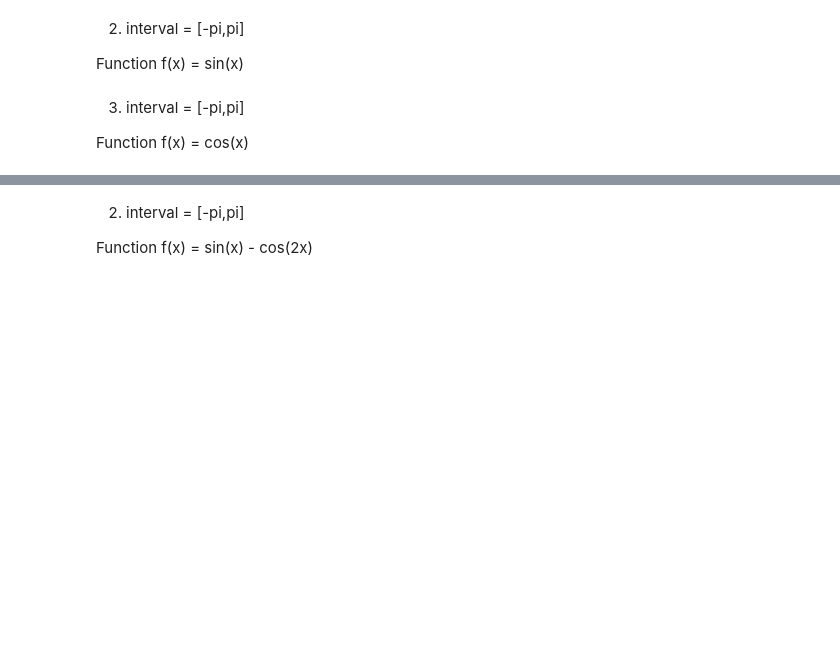
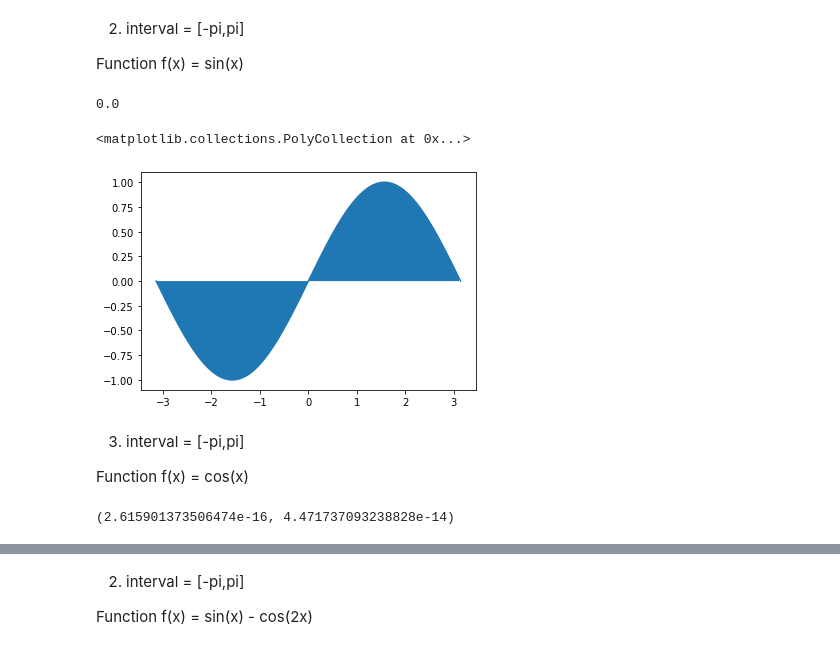
Before and after one commit to sardorick/strive_practice, a Jupyter notebook: 13. Gradients and Integrals/Gradient Descent and Integrals.ipynb, the cells around one changed output, grey strips where cells are left out. Saved outputs shown, nothing was run; the diff lists cells and outputs as text; code cells hidden in the pictures; blank space fills up the shorter version.

```diff
--- a/13. Gradients and Integrals/Gradient Descent and Integrals.ipynb
+++ b/13. Gradients and Integrals/Gradient Descent and Integrals.ipynb
@@ -110,7 +173,33 @@ Function f(x) = 1/x
 2. interval = \[-pi,pi\]
 
 Function f(x) = sin(x)
+# %%
+a, b = [-np.pi, np.pi]
+
+def sin_ratio(x):
+    return np.sin(x)
+
+integrate.quad(sin_ratio, a, b)
+# %% [output]
+0.0
+# %%
+x = np.linspace(-np.pi, np.pi, 1000)
+section = np.arange(a, b, 1/20)
+plt.plot(x, sin_ratio(x))
+plt.fill_between(section, sin_ratio(section))
+# %% [output]
+<matplotlib.collections.PolyCollection at 0x...>
+[figure, added]
 # %% [markdown]
 3. interval = \[-pi,pi\]
 
 Function f(x) = cos(x)
+# %%
+a, b = [-np.pi, np.pi]
+
+def cos_ratio(x):
+    return np.cos(x)
+
+integrate.quad(cos_ratio, a, b)
+# %% [output]
+(2.615901373506474e-16, 4.471737093238828e-14)
```
Also changed, not shown: parts of 11 cells of this notebook.
